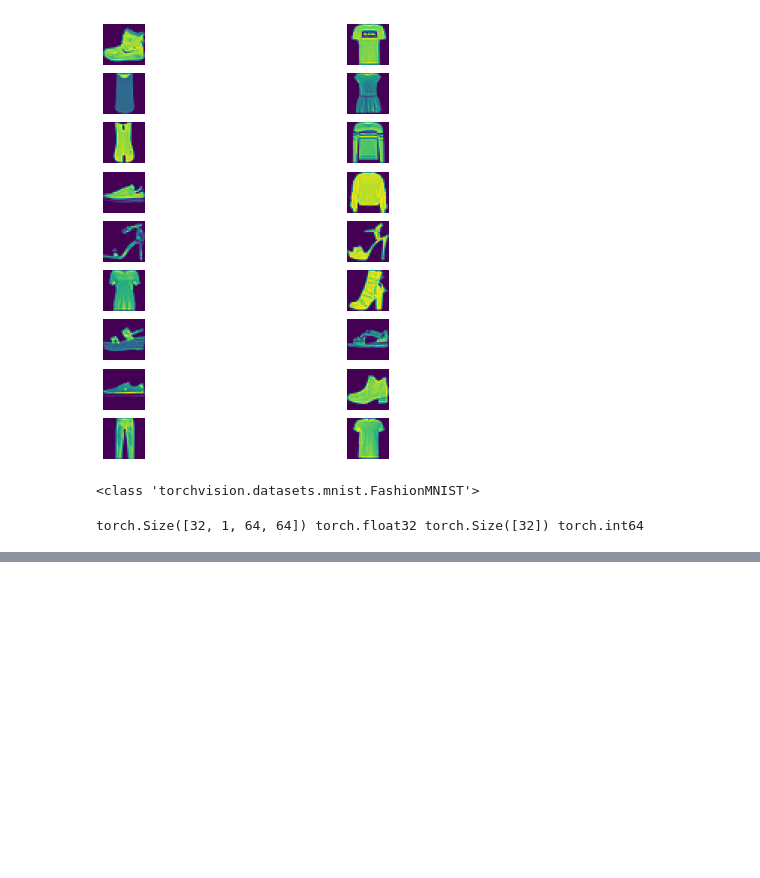
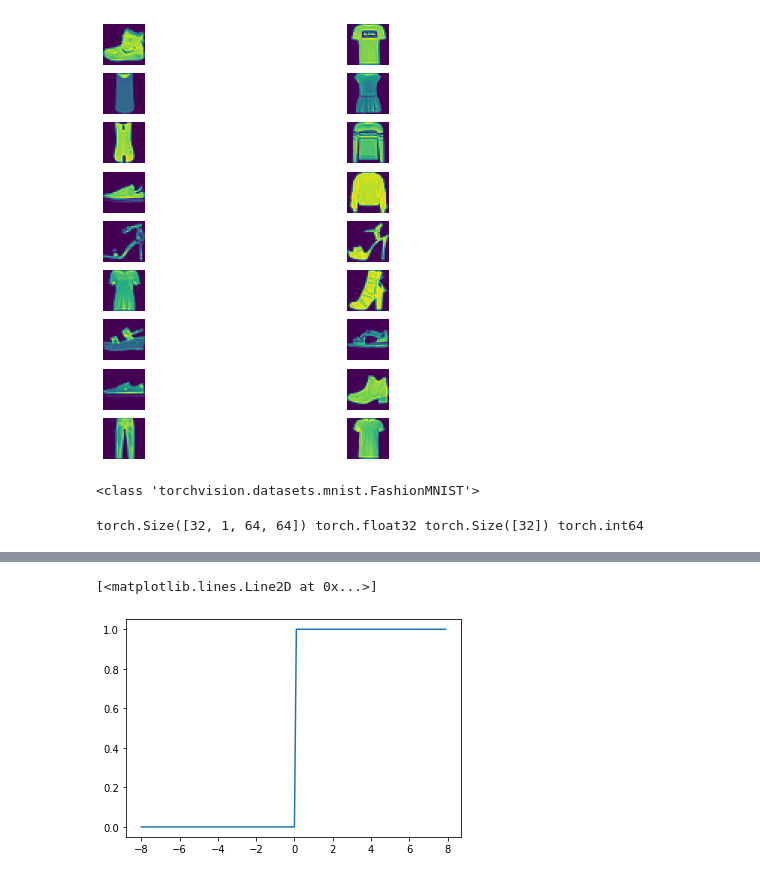
Before and after one commit to Serein2/GraphEmbedding, a Jupyter notebook: 深度学习/test.ipynb, the cells around one changed output, grey strips where cells are left out. Drawn from its saved outputs; the diff is of its cells as text; code cells hidden in the pictures; blank space fills up the shorter version.

```diff
--- a/深度学习/test.ipynb
+++ b/深度学习/test.ipynb
@@ -88,0 +218,5 @@ torch.Size([32, 1, 64, 64]) torch.float32 torch.Size([32]) torch.int64
+# %%
+plt.plot(x.detach(), x.grad)
+# %% [output]
+[<matplotlib.lines.Line2D at 0x...>]
+[figure, added]
```
Also changed, not shown: parts of 31 cells of this notebook, 6 other files.
